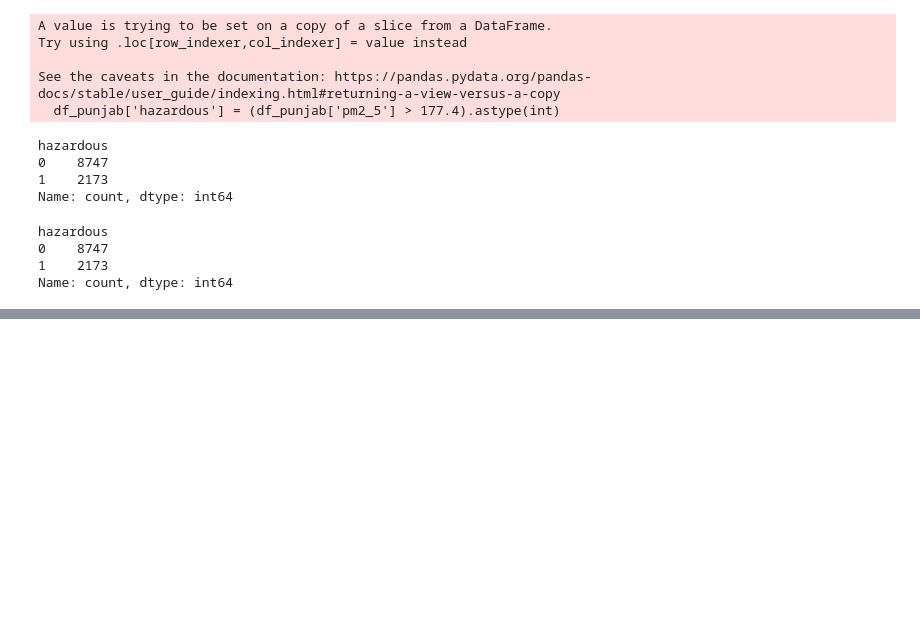
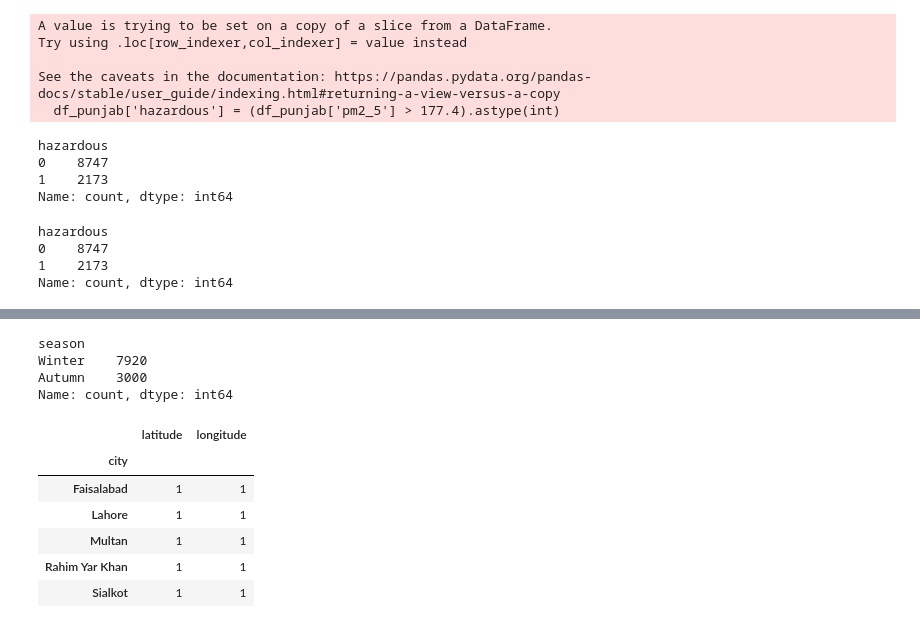
Before and after one commit to zenab-s/lahore-smog-prediction, a Jupyter notebook: notebooks/01_data_exploration.ipynb, the cells around one changed output, grey strips where cells are left out. Drawn from its saved outputs; the diff is of its cells as text; code cells hidden in the pictures; blank space fills up the shorter version.

```diff
--- a/notebooks/01_data_exploration.ipynb
+++ b/notebooks/01_data_exploration.ipynb
@@ -214,0 +239,18 @@ Name: count, dtype: int64
+# %%
+df_punjab.groupby('city')[['latitude','longitude']].nunique()
+df_punjab['season'].value_counts()
+# %% [output]
+season
+Winter    7920
+Autumn    3000
+Name: count, dtype: int64
+# %%
+df_punjab.groupby('city')[['latitude','longitude']].nunique()
+# %% [output]
+|  | latitude | longitude |
+| city |  |  |
+| Faisalabad | 1 | 1 |
+| Lahore | 1 | 1 |
+| Multan | 1 | 1 |
+| Rahim Yar Khan | 1 | 1 |
+| Sialkot | 1 | 1 |
```
Also changed, not shown: parts of 14 cells of this notebook.
